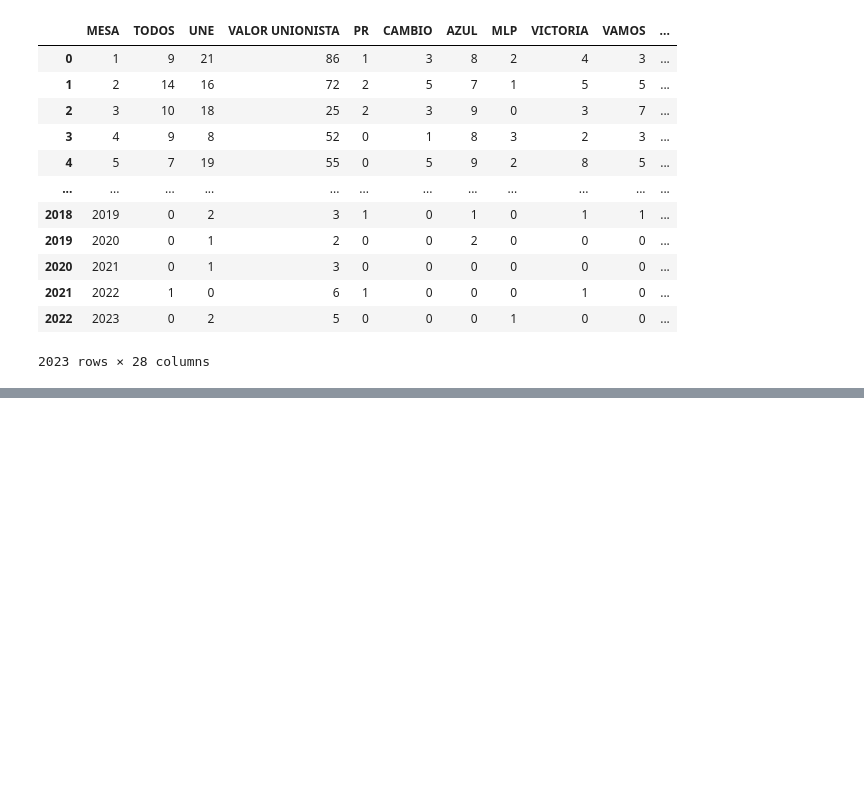
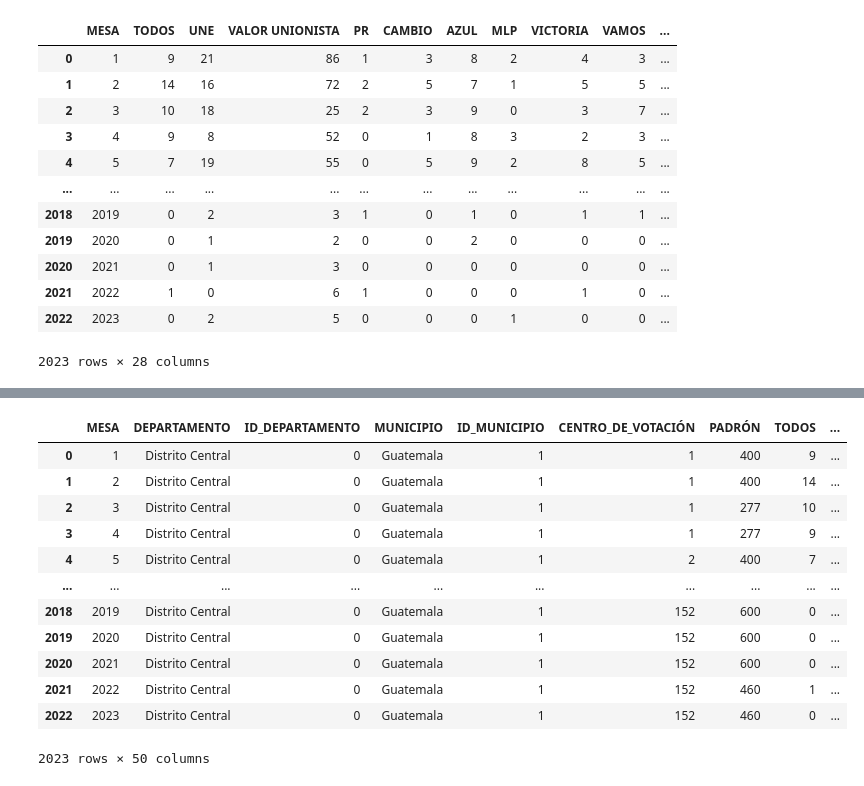
Before and after one commit to RudiksChess/recopilacion_y_analisis_elecciones_de_guatemala_2023, a Jupyter notebook: code/analisis_municipalidad_de_guatemala_sin_ocr.ipynb, the cells around one changed output, grey strips where cells are left out. Saved outputs shown, nothing was run; the diff lists cells and outputs as text; code cells hidden in the pictures; blank space fills up the shorter version.

```diff
--- a/code/analisis_municipalidad_de_guatemala_sin_ocr.ipynb
+++ b/code/analisis_municipalidad_de_guatemala_sin_ocr.ipynb
@@ -201,0 +222,28 @@ para_analizar[para_analizar['diferencia']>0]
+# %%
+df_merged_fixed = pd.merge(df_edition2,final_despues_de_arrelgo_manual,on='MESA',how='left')
+df_merged_fixed = df_merged_fixed[['MESA', 'DEPARTAMENTO', 'ID_DEPARTAMENTO', 'MUNICIPIO', 'ID_MUNICIPIO',
+       'CENTRO_DE_VOTACIÓN', 'PADRÓN', 'TODOS', 'UNE', 'VALOR UNIONISTA', 'PR',
+       'CAMBIO', 'AZUL', 'MLP', 'VICTORIA', 'VAMOS', 'PHG', 'BIEN', 'UR',
+       'P A N', 'PIN', 'FCN-NACION', 'COMITE CIVICO LA GOTA DE AGUA', 'PPN',
+       'FOPPA X LA CIUDAD', 'MI FAMILIA', 'CABAL', 'VIVA', 'PODEMOS', 'PODER',
+       'CREO', 'VÁLIDOS', 'NULOS', 'BLANCO', 'EMITIDOS', 'INVÁLIDOS', 'TOTAL',
+       'IMPUGNACIONES', 'PAPELETAS-RECIBIDAS', 'PAPELETAS-NO-USADAS',
+       'VALIDOS_CALCULADO', 'EMITIDOS_CALCULADO', 'TOTAL_CALCULADO',
+       'OBSERVACIONES', 'CONTABILIZADA', 'CÓDIGO_INTEGRIDAD',
+       'FECHA_HORA_PUBLICACIÓN', 'DIGITALIZACIÓN', 'diferencia','comentario']].copy()
+df_merged_fixed['comentario'].fillna('--',inplace=True)
+df_merged_fixed
+# %% [output]
+|  | MESA | DEPARTAMENTO | ID_DEPARTAMENTO | MUNICIPIO | ID_MUNICIPIO | CENTRO_DE_VOTACIÓN | PADRÓN | TODOS | ... |
+| 0 | 1 | Distrito Central | 0 | Guatemala | 1 | 1 | 400 | 9 | ... |
+| 1 | 2 | Distrito Central | 0 | Guatemala | 1 | 1 | 400 | 14 | ... |
+| 2 | 3 | Distrito Central | 0 | Guatemala | 1 | 1 | 277 | 10 | ... |
+| 3 | 4 | Distrito Central | 0 | Guatemala | 1 | 1 | 277 | 9 | ... |
+| 4 | 5 | Distrito Central | 0 | Guatemala | 1 | 2 | 400 | 7 | ... |
+| ... | ... | ... | ... | ... | ... | ... | ... | ... | ... |
+| 2018 | 2019 | Distrito Central | 0 | Guatemala | 1 | 152 | 600 | 0 | ... |
+| 2019 | 2020 | Distrito Central | 0 | Guatemala | 1 | 152 | 600 | 0 | ... |
+| 2020 | 2021 | Distrito Central | 0 | Guatemala | 1 | 152 | 600 | 0 | ... |
+| 2021 | 2022 | Distrito Central | 0 | Guatemala | 1 | 152 | 460 | 1 | ... |
+| 2022 | 2023 | Distrito Central | 0 | Guatemala | 1 | 152 | 460 | 0 | ... |
+2023 rows × 50 columns
```
Also changed, not shown: parts of 24 cells of this notebook, 10 other files.
